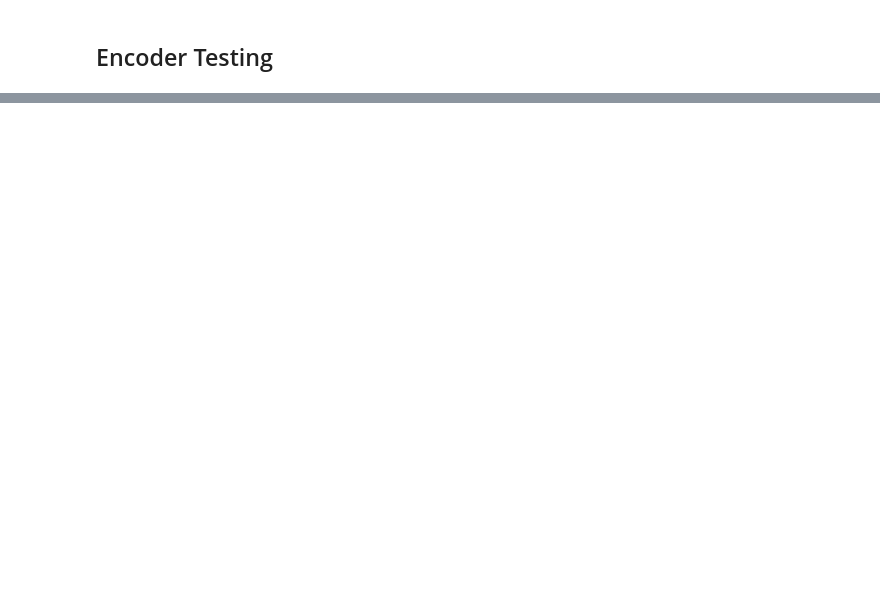
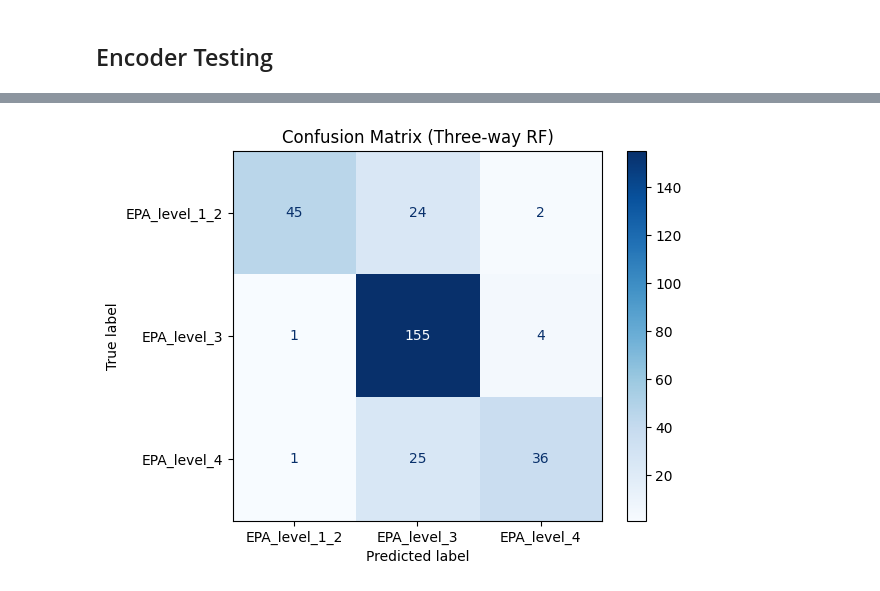
Before and after one commit to DashLLipsey/PREDICT-MIT-LL, a Jupyter notebook: Notebooks/encoder_randforest_subset_union.ipynb, the cells around one changed output, grey strips where cells are left out. Drawn from its saved outputs; the diff is of its cells as text; code cells hidden in the pictures; blank space fills up the shorter version.

```diff
--- a/Notebooks/encoder_randforest_subset_union.ipynb
+++ b/Notebooks/encoder_randforest_subset_union.ipynb
@@ -893,0 +1213,42 @@ RuntimeError: mat1 and mat2 shapes cannot be multiplied (233x815 and 679x662)
+# %%
+# Function to assign 3 EPA levels
+def combine_epa_levels_3way(row):
+    if row.get('EPA_level_1', 0) == 1 or row.get('EPA_level_2', 0) == 1:
+        return 'EPA_level_1_2'
+    elif row.get('EPA_level_3', 0) == 1:
+        return 'EPA_level_3'
+    elif row.get('EPA_level_4', 0) == 1:
+        return 'EPA_level_4'
+    else:
+        return None
+# %%
+# Three-way classification untuned and unbalanced Random Forest Classifier
+df_3way = test_concat.copy()
+df_3way['EPA_3way'] = df_3way.apply(combine_epa_levels_3way, axis=1)
+df_3way = df_3way[df_3way['EPA_3way'].isin(['EPA_level_1_2', 'EPA_level_3', 'EPA_level_4'])].copy()
+
+embedding_cols_3way = [
+    col for col in df_3way.columns
+    if col not in ['SMILES', 'SMILES_spectra', 'EPA_3way'] and not str(col).startswith('EPA_level_')
+]
+X_3way = df_3way[embedding_cols_3way].select_dtypes(include=[np.number])
+X_3way.columns = X_3way.columns.astype(str)
+y_3way = df_3way['EPA_3way']
+
+# Train/test split
+X_train_3way, X_test_3way, y_train_3way, y_test_3way = train_test_split(
+    X_3way, y_3way, test_size=0.2, random_state=42, stratify=y_3way
+)
+
+rf_3way = RandomForestClassifier(n_estimators=100, random_state=47)
+rf_3way.fit(X_train_3way, y_train_3way)
+y_pred_3way = rf_3way.predict(X_test_3way)
+
+labels_3way = ['EPA_level_1_2', 'EPA_level_3', 'EPA_level_4']
+cm_3way = confusion_matrix(y_test_3way, y_pred_3way, labels=labels_3way)
+disp_3way = ConfusionMatrixDisplay(confusion_matrix=cm_3way, display_labels=labels_3way)
+disp_3way.plot(cmap='Blues')
+plt.title("Confusion Matrix (Three-way RF)")
+plt.show()
+# %% [output]
+[figure, added]
```
Also changed, not shown: parts of 30 cells of this notebook.
